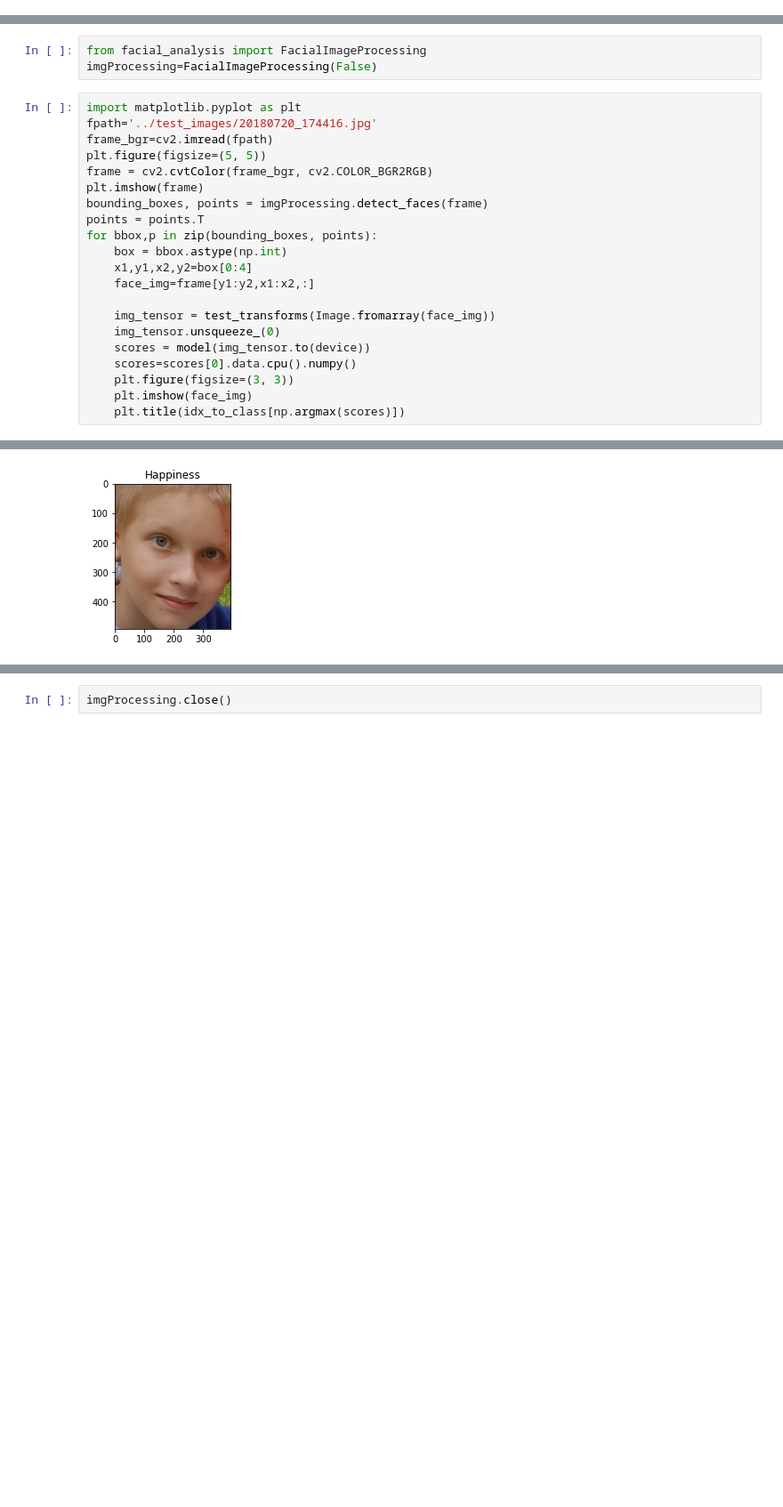
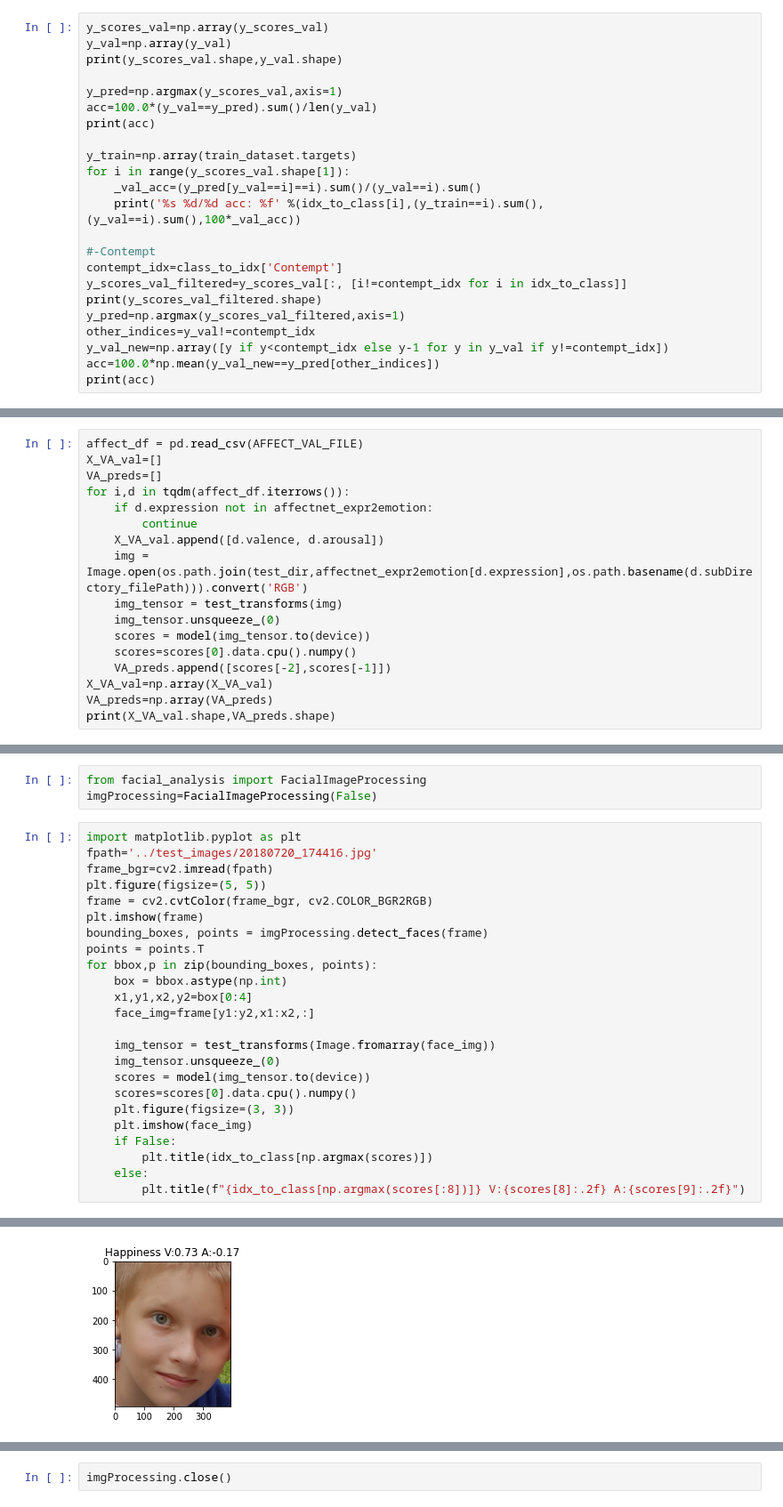
Before and after one commit to av-savchenko/face-emotion-recognition, a Jupyter notebook: src/train_emotions-pytorch.ipynb, the cells around one changed output, grey strips where cells are left out. Shown at 89% size. Drawn from its saved outputs; the diff is of its cells as text; blank space fills up the shorter version.

```diff
--- a/src/train_emotions-pytorch.ipynb
+++ b/src/train_emotions-pytorch.ipynb
@@ -478,0 +741,23 @@ traced_script_module.save('mobile_'+PATH)
+# %%
+y_scores_val=np.array(y_scores_val)
+y_val=np.array(y_val)
+print(y_scores_val.shape,y_val.shape)
+
+y_pred=np.argmax(y_scores_val,axis=1)
+acc=100.0*(y_val==y_pred).sum()/len(y_val)
+print(acc)
+
+y_train=np.array(train_dataset.targets)
+for i in range(y_scores_val.shape[1]):
+    _val_acc=(y_pred[y_val==i]==i).sum()/(y_val==i).sum()
+    print('%s %d/%d acc: %f' %(idx_to_class[i],(y_train==i).sum(),(y_val==i).sum(),100*_val_acc))
+
+#-Contempt
+сontempt_idx=class_to_idx['Contempt']
+y_scores_val_filtered=y_scores_val[:, [i!=сontempt_idx for i in idx_to_class]]
+print(y_scores_val_filtered.shape)
+y_pred=np.argmax(y_scores_val_filtered,axis=1)
+other_indices=y_val!=сontempt_idx
+y_val_new=np.array([y if y<сontempt_idx else y-1 for y in y_val if y!=сontempt_idx])
+acc=100.0*np.mean(y_val_new==y_pred[other_indices])
+print(acc)
@@ -478,0 +777,17 @@ traced_script_module.save('mobile_'+PATH)
+# %%
+affect_df = pd.read_csv(AFFECT_VAL_FILE)
+X_VA_val=[]
+VA_preds=[]
+for i,d in tqdm(affect_df.iterrows()):
+    if d.expression not in affectnet_expr2emotion:
+        continue
+    X_VA_val.append([d.valence, d.arousal])
+    img = Image.open(os.path.join(test_dir,affectnet_expr2emotion[d.expression],os.path.basename(d.subDirectory_filePath))).convert('RGB')
+    img_tensor = test_transforms(img)
+    img_tensor.unsqueeze_(0)
+    scores = model(img_tensor.to(device))
+    scores=scores[0].data.cpu().numpy()
+    VA_preds.append([scores[-2],scores[-1]])
+X_VA_val=np.array(X_VA_val)
+VA_preds=np.array(VA_preds)
+print(X_VA_val.shape,VA_preds.shape)
@@ -491,24 +822,27 @@ imgProcessing=FacialImageProcessing(False)
 # %%
 import matplotlib.pyplot as plt
 fpath='../test_images/20180720_174416.jpg'
 frame_bgr=cv2.imread(fpath)
 plt.figure(figsize=(5, 5))
 frame = cv2.cvtColor(frame_bgr, cv2.COLOR_BGR2RGB)
 plt.imshow(frame)
 bounding_boxes, points = imgProcessing.detect_faces(frame)
 points = points.T
 for bbox,p in zip(bounding_boxes, points):
     box = bbox.astype(np.int)
     x1,y1,x2,y2=box[0:4]
     face_img=frame[y1:y2,x1:x2,:]
 
     img_tensor = test_transforms(Image.fromarray(face_img))
     img_tensor.unsqueeze_(0)
     scores = model(img_tensor.to(device))
     scores=scores[0].data.cpu().numpy()
     plt.figure(figsize=(3, 3))
     plt.imshow(face_img)
-    plt.title(idx_to_class[np.argmax(scores)])
+    if False:
+        plt.title(idx_to_class[np.argmax(scores)])
+    else:
+        plt.title(f"{idx_to_class[np.argmax(scores[:8])]} V:{scores[8]:.2f} A:{scores[9]:.2f}")
 # %% [output]
 [figure]
-[figure, old version]
+[figure, new version]
```
Also changed, not shown: parts of 21 cells of this notebook, 4 other files.
